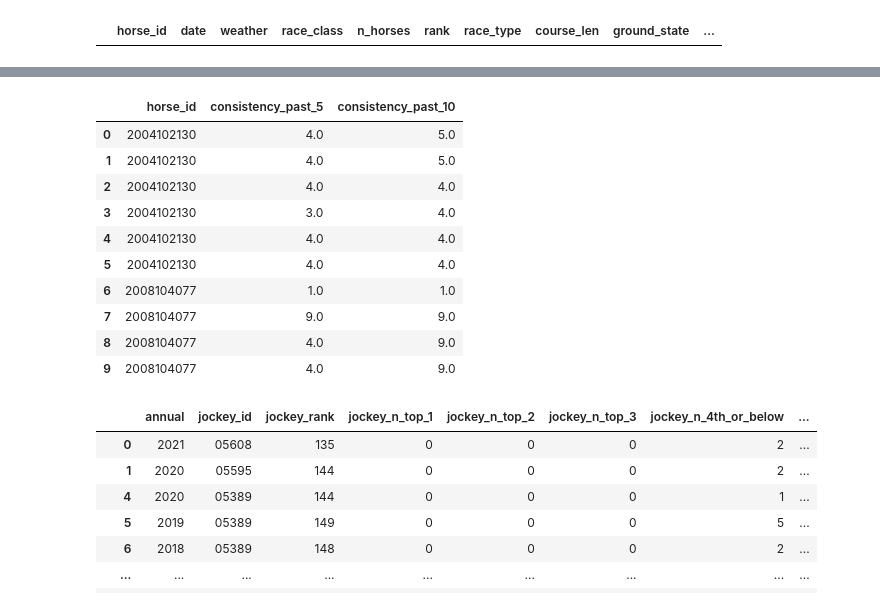
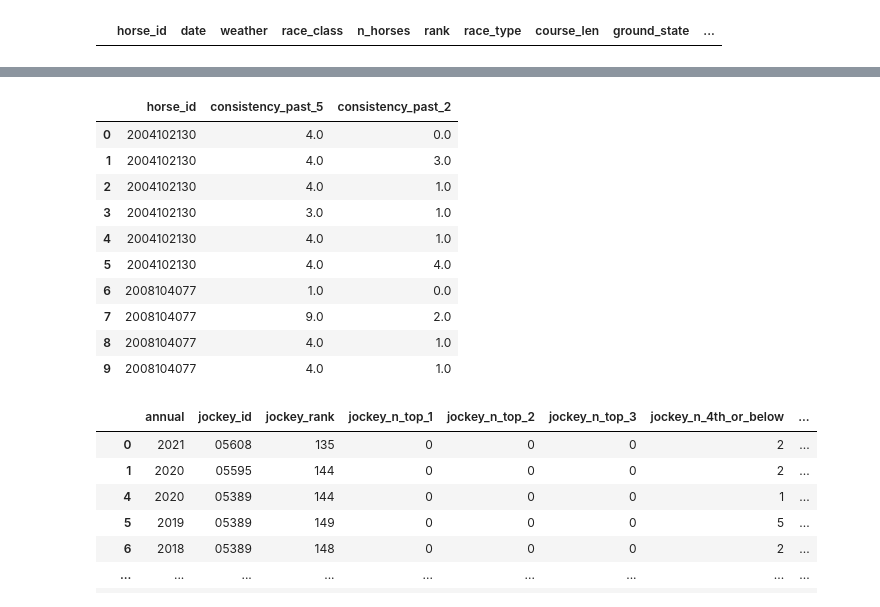
Before and after one commit to nanzeu/keiba, a Jupyter notebook: create_features.ipynb, the cells around one changed output, grey strips where cells are left out. Saved outputs shown, nothing was run; the diff lists cells and outputs as text; code cells hidden in the pictures.

```diff
--- a/create_features.ipynb
+++ b/create_features.ipynb
@@ -72,19 +72,19 @@ Index(['horse_id', 'reference_date', 'rank_mean', 'rank_min', 'rank_max',
 # %%
 pd.options.display.max_columns = 300
 # %%
-h.df_c[['horse_id', 'consistency_past_5', 'consistency_past_10']].head(10)
+h.df_c[['horse_id', 'consistency_past_5', 'consistency_past_2']].head(10)
 # %% [output]
-|  | horse_id | consistency_past_5 | consistency_past_10 |
-| 0 | 2004102130 | 4.0 | 5.0 |
-| 1 | 2004102130 | 4.0 | 5.0 |
-| 2 | 2004102130 | 4.0 | 4.0 |
-| 3 | 2004102130 | 3.0 | 4.0 |
-| 4 | 2004102130 | 4.0 | 4.0 |
+|  | horse_id | consistency_past_5 | consistency_past_2 |
+| 0 | 2004102130 | 4.0 | 0.0 |
+| 1 | 2004102130 | 4.0 | 3.0 |
+| 2 | 2004102130 | 4.0 | 1.0 |
+| 3 | 2004102130 | 3.0 | 1.0 |
+| 4 | 2004102130 | 4.0 | 1.0 |
 | 5 | 2004102130 | 4.0 | 4.0 |
-| 6 | 2008104077 | 1.0 | 1.0 |
-| 7 | 2008104077 | 9.0 | 9.0 |
-| 8 | 2008104077 | 4.0 | 9.0 |
-| 9 | 2008104077 | 4.0 | 9.0 |
+| 6 | 2008104077 | 1.0 | 0.0 |
+| 7 | 2008104077 | 9.0 | 2.0 |
+| 8 | 2008104077 | 4.0 | 1.0 |
+| 9 | 2008104077 | 4.0 | 1.0 |
 # %%
 %autoreload
 # %%
```
Also changed, not shown: parts of 4 cells of this notebook, 16 other files.
